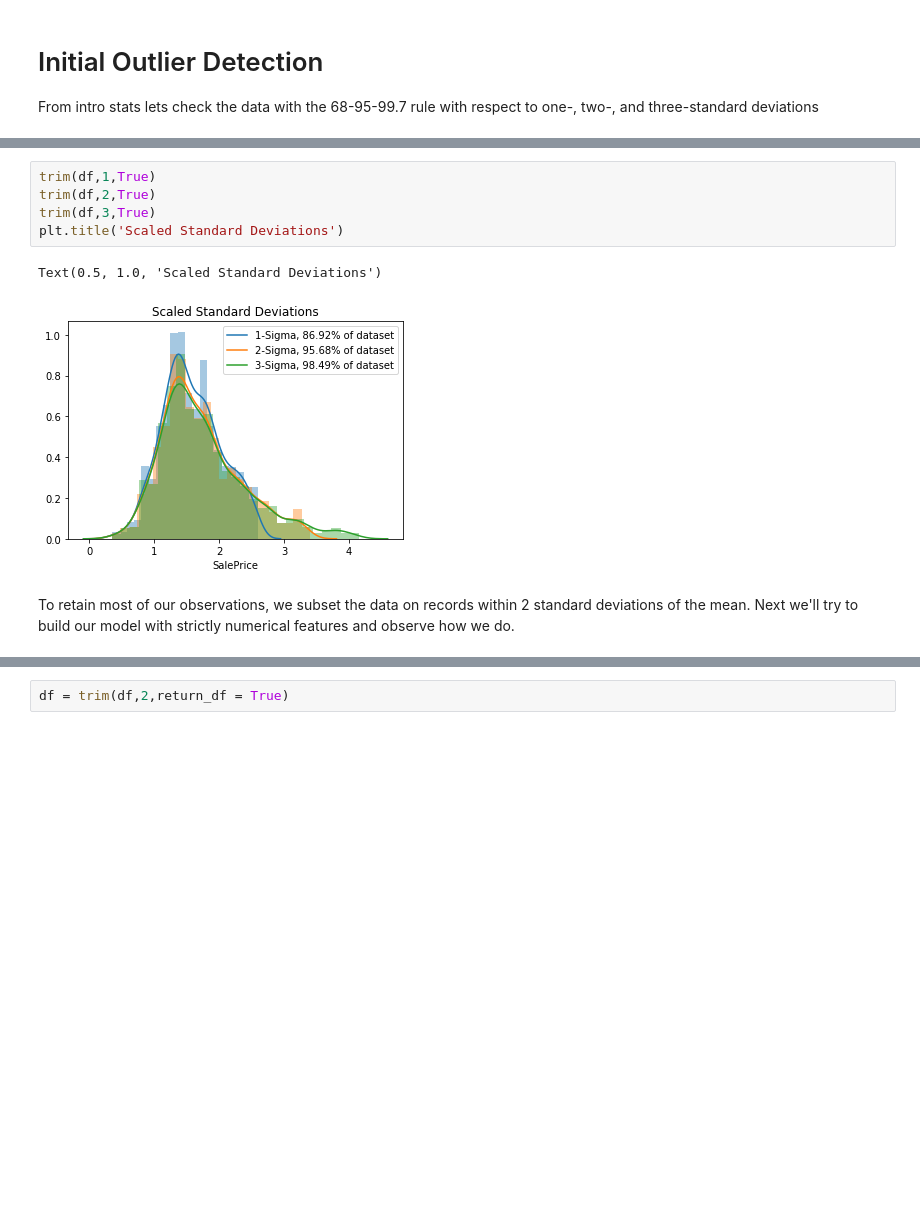
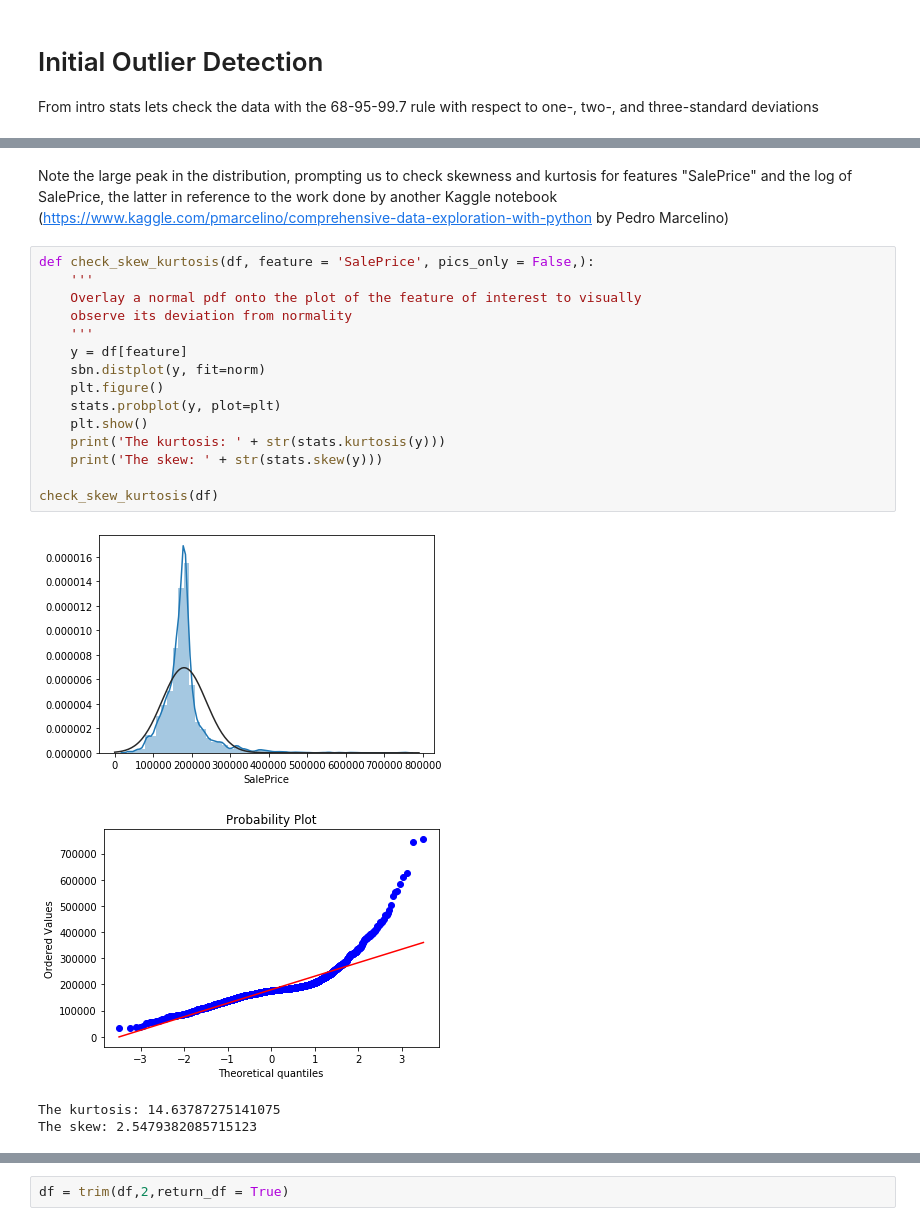
Before and after one commit to ChrisMattSam/cuanto_cuesta_casa, a Jupyter notebook: house_prices_jupyter.ipynb, the cells around one changed output, grey strips where cells are left out. Saved outputs shown, nothing was run; the diff lists cells and outputs as text; blank space fills up the shorter version.

Commit message:
Re-did the notebook to be more organized, concise, and aligned with the spyder script, as well as editing the readme accordingly

```diff
--- a/house_prices_jupyter.ipynb
+++ b/house_prices_jupyter.ipynb
@@ -55,10 +63,22 @@ trim(df,3,True)
-# %%
-trim(df,1,True)
-trim(df,2,True)
-trim(df,3,True)
-plt.title('Scaled Standard Deviations')
-# %% [output]
-Text(0.5, 1.0, 'Scaled Standard Deviations')
-[figure, removed]
-# %% [markdown]
-To retain most of our observations, we subset the data on records within 2 standard deviations of the mean.  Next we'll try to build our model with strictly numerical features and observe how we do.
+# %% [markdown]
+Note the large peak in the distribution, prompting us to check skewness and kurtosis for features "SalePrice" and the log of SalePrice, the latter in reference to the work done by another Kaggle notebook (https://www.kaggle.com/pmarcelino/comprehensive-data-exploration-with-python by Pedro Marcelino)
+# %%
+def check_skew_kurtosis(df, feature = 'SalePrice', pics_only = False,):
+    '''
+    Overlay a normal pdf onto the plot of the feature of interest to visually
+    observe its deviation from normality
+    '''
+    y = df[feature]
+    sbn.distplot(y, fit=norm)
+    plt.figure()
+    stats.probplot(y, plot=plt)
+    plt.show()
+    print('The kurtosis: ' + str(stats.kurtosis(y)))
+    print('The skew: ' + str(stats.skew(y)))
+
+check_skew_kurtosis(df)
+# %% [output]
+[figure, added]
+[figure, added]
+The kurtosis: 14.63787275141075
+The skew: 2.5479382085715123
```
Also changed, not shown: parts of 64 cells of this notebook, 2 other files.
